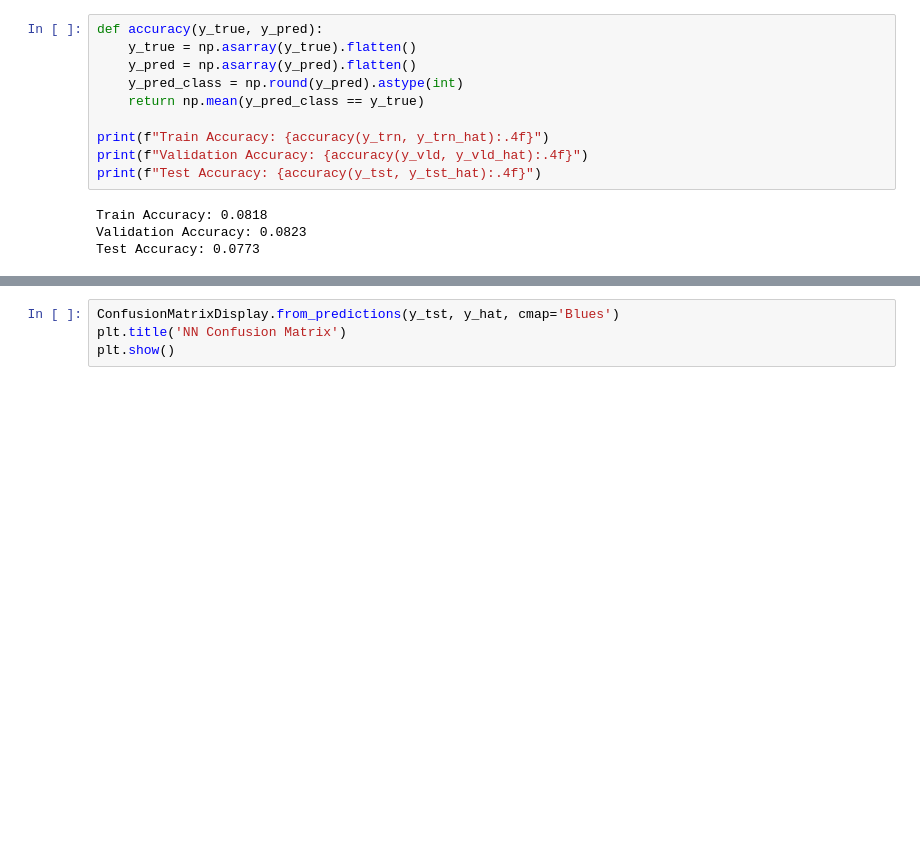
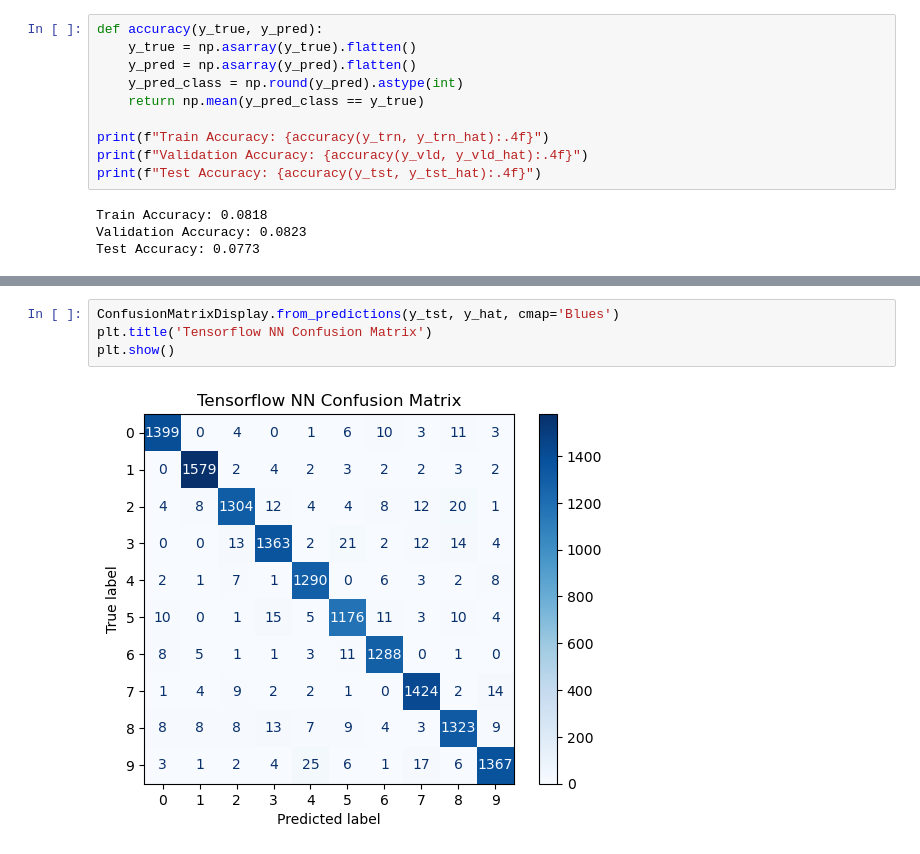
Before and after one commit to apparatusone/mnist-ml-basics, a Jupyter notebook: project.ipynb, the cells around one changed output, grey strips where cells are left out. Cells and saved outputs as stored; diff of their text form; blank space fills up the shorter version.

```diff
--- a/project.ipynb
+++ b/project.ipynb
@@ -535,4 +548,6 @@ F1-score (macro): 0.9074162749657381
 # %%
 ConfusionMatrixDisplay.from_predictions(y_tst, y_hat, cmap='Blues')
-plt.title('NN Confusion Matrix')
+plt.title('Tensorflow NN Confusion Matrix')
 plt.show()
+# %% [output]
+[figure, added]
```
Also changed, not shown: parts of 9 cells of this notebook.
